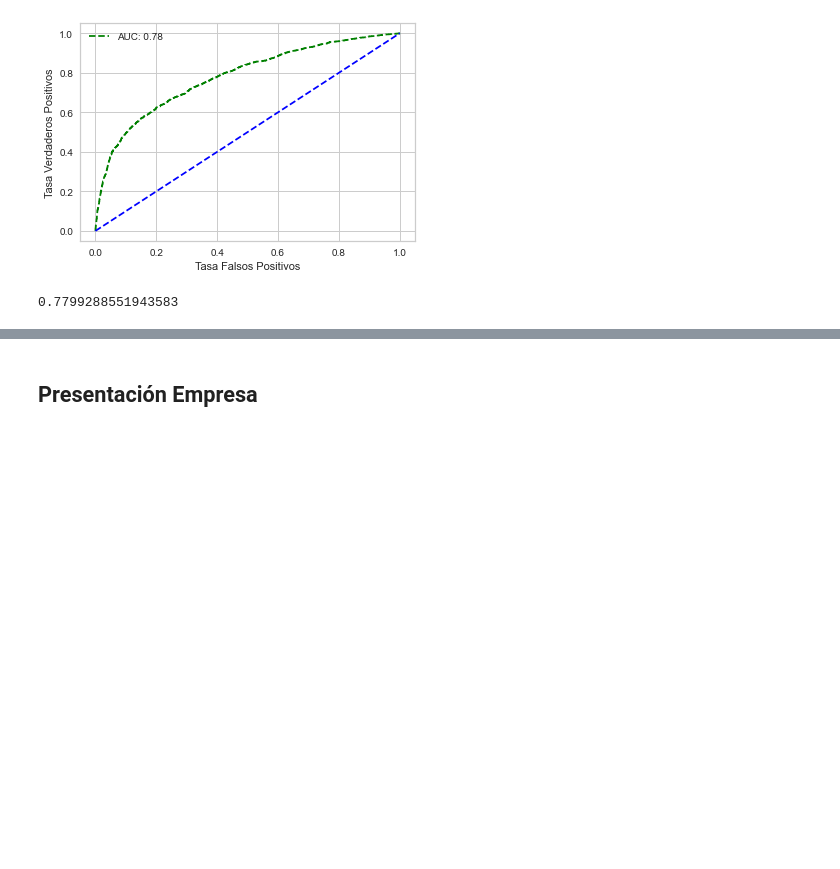
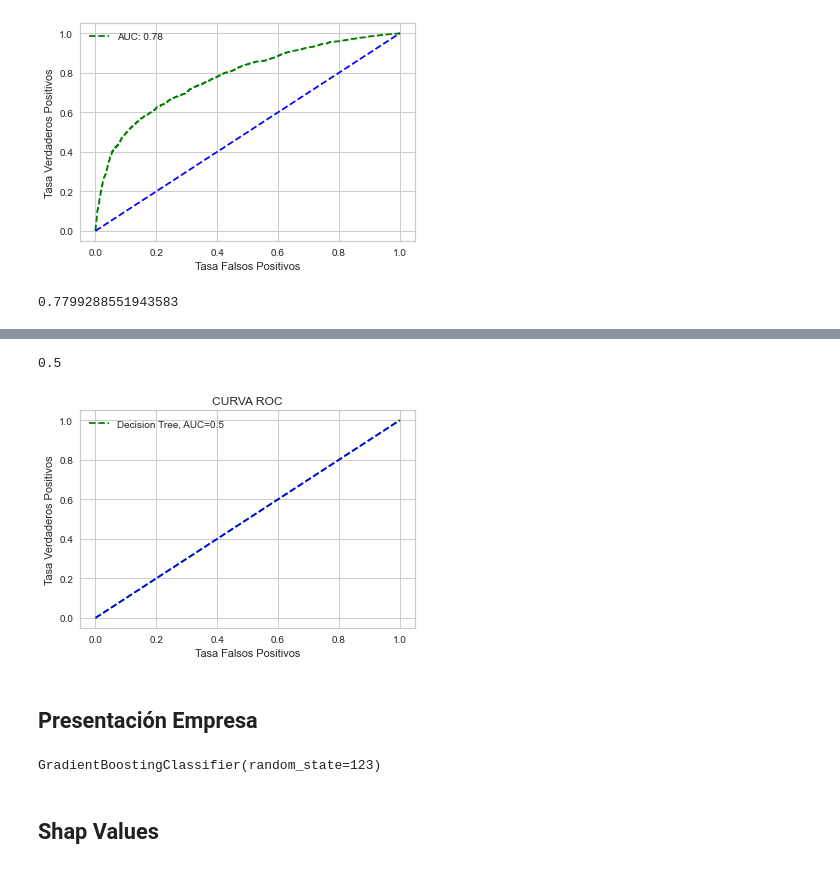
Before and after one commit to Oscar19922017/ModeloCredit2023, a Jupyter notebook: 4_Pycaret.ipynb, the cells around one changed output, grey strips where cells are left out. Cells and saved outputs as stored; diff of their text form; code cells hidden in the pictures; blank space fills up the shorter version.

```diff
--- a/4_Pycaret.ipynb
+++ b/4_Pycaret.ipynb
@@ -351,0 +288,19 @@ with open('ModeloFinalCredit.pkl', 'wb') as file:
+# %%
+## Definir el Modelo
+model=Sequential()
+model.add(Dense(63,input_dim=x_train.shape[1],activation="relu")) ## Capa de Entrada
+model.add(Dropout(0.2)) # Capa de Dropout
+## Capa Oculta 1
+model.add(Dense(30,activation="relu"))
+model.add(Dropout(0.2)) # Capa de Dropout
+model.add(Dense(15,activation="relu"))
+model.add(Dropout(0.2)) # Capa de Dropout
+model.add(Dense(8,activation="relu"))
+model.add(Dropout(0.2)) # Capa de Dropout
+model.add(Dense(4,activation="relu"))
+model.add(Dropout(0.2)) # Capa de Dropout
+## Capa Oculta 1
+model.add(Dense(2,activation="relu"))
+model.add(Dropout(0.2)) # Capa de Dropout
+## Capa Salida
+model.add(Dense(1,activation="sigmoid"))
@@ -351,0 +312,6 @@ with open('ModeloFinalCredit.pkl', 'wb') as file:
+# %%
+## Compilar el modelo
+model.compile(loss='binary_crossentropy',optimizer=Adam(lr=0.01),metrics=["AUC"])
+# %%
+## Entrenamiento
+model.fit(x_train,y_train,validation_split=0.2,epochs=100)
@@ -351,0 +342,2 @@ with open('ModeloFinalCredit.pkl', 'wb') as file:
+# %%
+probabilidades=model.predict(x_test)
@@ -352,2 +380,24 @@ with open('ModeloFinalCredit.pkl', 'wb') as file:
+# %%
+fpr, tpr, thresholds = roc_curve(y_test, probabilidades[:,0])
+AUC_RN=round(roc_auc_score(y_test,  probabilidades[:,0]),2)
+print(AUC_RN)
+random_probs = [0 for i in range(len(y_test))]
+p_fpr, p_tpr, _ = roc_curve(y_test, random_probs, pos_label=1)
+plt.plot(fpr,tpr,linestyle="--",color="green",label="Decision Tree, AUC="+str(AUC_RN))
+plt.plot(p_fpr, p_tpr, linestyle='--', color='blue')
+plt.title("CURVA ROC")
+plt.xlabel("Tasa Falsos Positivos")
+plt.ylabel("Tasa Verdaderos Positivos")
+plt.legend()
+plt.show()
+# %% [output]
+0.5
+[figure, added]
 # %% [markdown]
 ## **Presentación Empresa**
+# %%
+ModeloFinal
+# %% [output]
+GradientBoostingClassifier(random_state=123)
+# %% [markdown]
+## **Shap Values**
```
Also changed, not shown: parts of 77 cells of this notebook, 1 other file.
